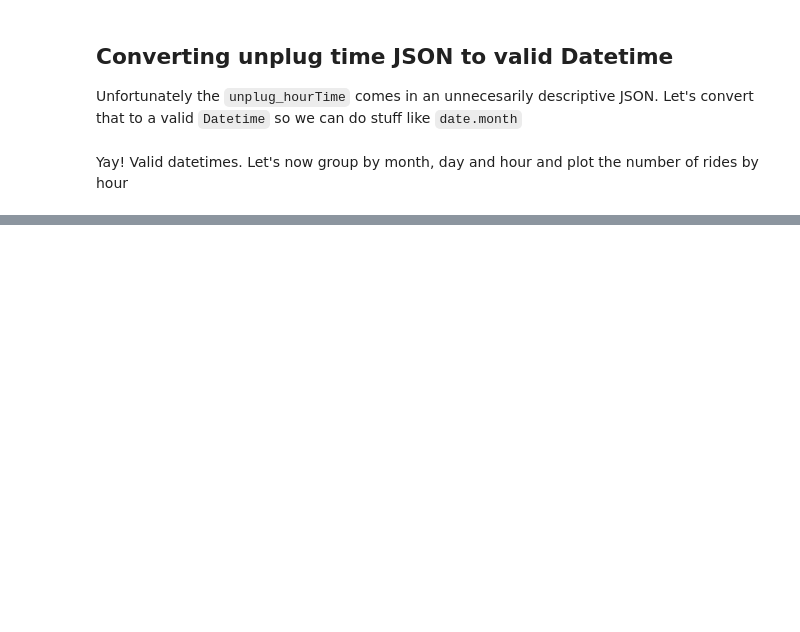
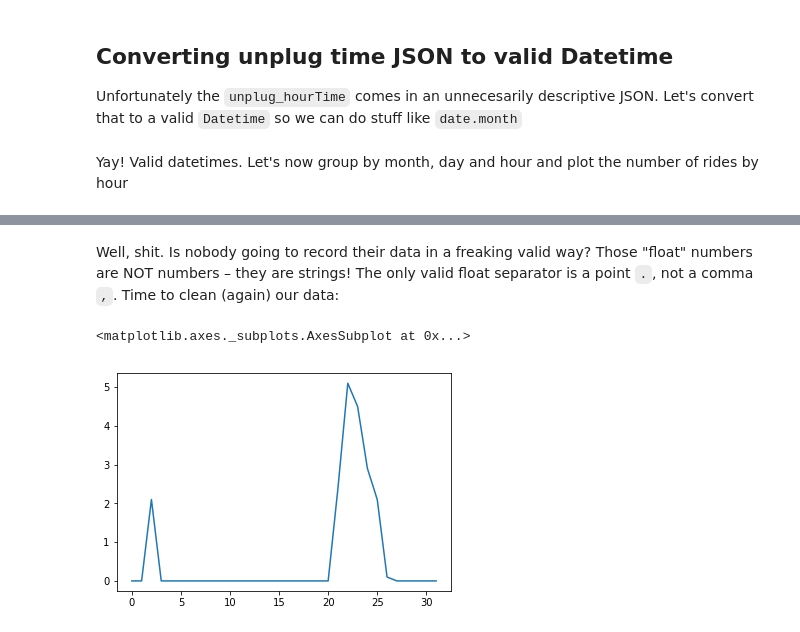
Before and after one commit to rameerez/bicimad-data-analysis, a Jupyter notebook: bicimad-machine-learning.ipynb, the cells around one changed output, grey strips where cells are left out. Drawn from its saved outputs; the diff is of its cells as text; code cells hidden in the pictures; blank space fills up the shorter version.

```diff
--- a/bicimad-machine-learning.ipynb
+++ b/bicimad-machine-learning.ipynb
@@ -14,6 +20,9 @@ We've studied the actual BiciMAD users' behavior in other notebooks – but can
 BIKE_RIDES_DATASET = './data/export_20170301_20170406.json'
 # Data describing all stations (used just for getting stations' coordinates & names)
 STATIONS_DATASET = './data/stations.json'
+# %%
+# AEMET's (Spanish Meteorological Agency) observations in Madrid (Retiro) for each day in March 2017
+MARCH_WEATHER_DATASET = './data/march_weather_madrid_retiro.json'
 # %%
 %matplotlib inline
 import pandas as pd
@@ -52,0 +74,3 @@ df.groupby([times.month, times.day, times.hour])._id.count().plot()
+# %%
+# Caution! orient='records' is required!
+march_weather_df = pd.read_json(MARCH_WEATHER_DATASET, orient='records')
@@ -52,0 +82,16 @@ df.groupby([times.month, times.day, times.hour])._id.count().plot()
+# %% [markdown]
+Well, shit. Is nobody going to record their data in a freaking valid way? Those "float" numbers are NOT numbers – they are strings! The only valid float separator is a point `.`, not a comma `,`. Time to clean (again) our data:
+# %%
+def comma_string_to_float(float_string):
+    return float(float_string.replace(".","").replace(",","."))
+
+#TO-DO!!!!!!!! parse the rest of the columns
+def parse_rain_float_in_table(row):
+    return comma_string_to_float(row['prec'])
+# %%
+march_weather_df['rain'] = march_weather_df.apply(parse_rain_float_in_table, axis=1)
+# %%
+march_weather_df.rain.plot()
+# %% [output]
+<matplotlib.axes._subplots.AxesSubplot at 0x...>
+[figure, added]
```
Also changed, not shown: parts of 9 cells of this notebook, 1 other file.
